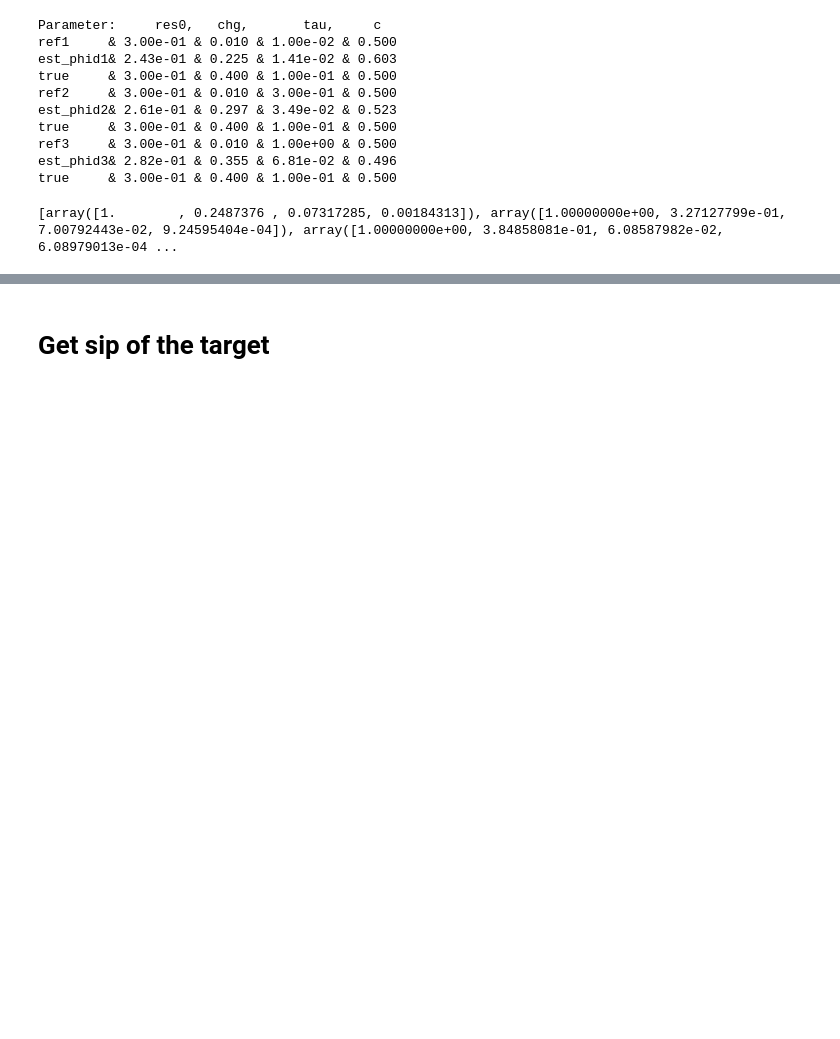
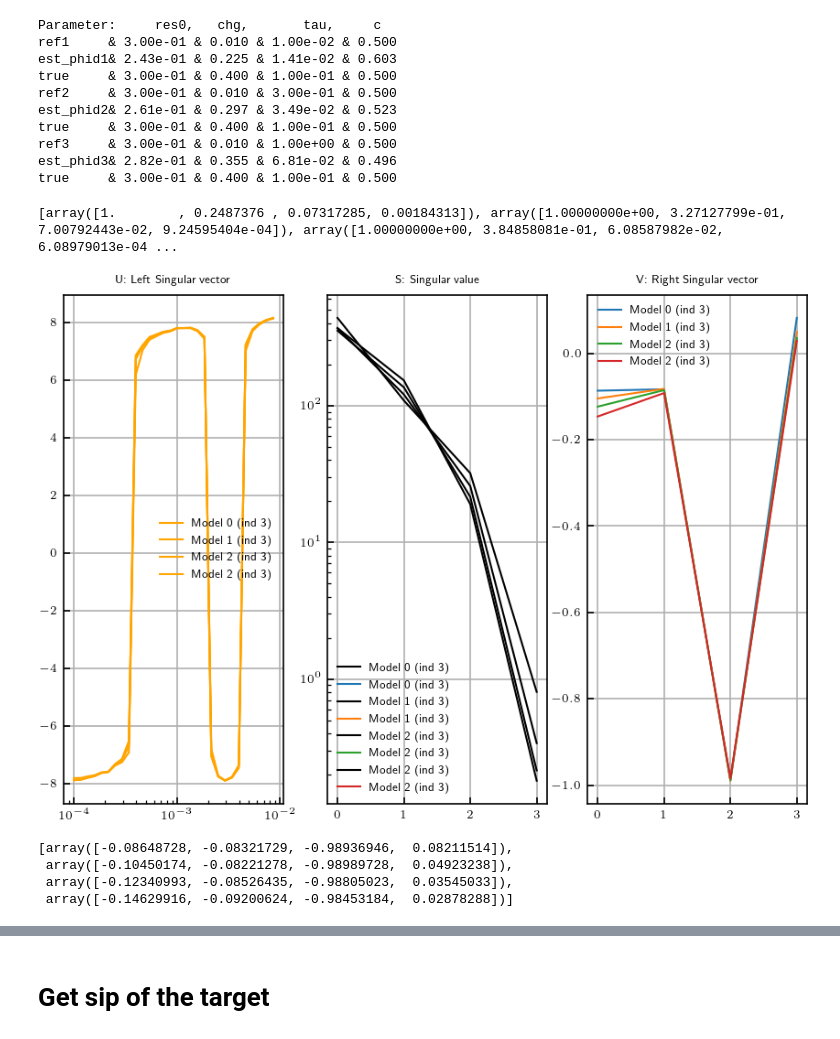
Before and after one commit to MasayukiMotoori/Geophysical_Prospecting_2026, a Jupyter notebook: notebook/34_Pelton_TEM_3refs.ipynb, the cells around one changed output, grey strips where cells are left out. Saved outputs shown, nothing was run; the diff lists cells and outputs as text; code cells hidden in the pictures; blank space fills up the shorter version.

```diff
--- a/notebook/34_Pelton_TEM_3refs.ipynb
+++ b/notebook/34_Pelton_TEM_3refs.ipynb
@@ -412,14 +412,3 @@ true     & 3.00e-01 & 0.400 & 1.00e-01 & 0.500
 ref3     & 3.00e-01 & 0.010 & 1.00e+00 & 0.500
 est_phid3& 2.82e-01 & 0.355 & 6.81e-02 & 0.496
 true     & 3.00e-01 & 0.400 & 1.00e-01 & 0.500
-# %%
-S_pelton= []
-for i in range(nmodel):
-    # jacobian = sim_obs.J(models_rec[i])
-    jacobian = sim_obs.J(models_rec_phid[i])
-    U, S, V = np.linalg.svd(Wd@jacobian, full_matrices=False)
-    s_norm = S/S.max()
-    S_pelton.append(s_norm)
-print(S_pelton)
-# %% [output]
-[array([1.        , 0.2487376 , 0.07317285, 0.00184313]), array([1.00000000e+00, 3.27127799e-01, 7.00792443e-02, 9.24595404e-04]), array([1.00000000e+00, 3.84858081e-01, 6.08587982e-02, 6.08979013e-04 ...
@@ -425,0 +436,30 @@ print(S_pelton)
+# %%
+Snorm_pelton= []
+S_pelton = []
+U_pelton = []
+V_pelton = []
+fig, ax = plt.subplots(1, 3, figsize=(textwidth, 4))
+for i in range(nmodel):
+    # jacobian = sim_obs.J(models_rec[i])
+    jacobian = sim_obs.J(models_rec_phid[i])
+    U, S, V = np.linalg.svd(Wd@jacobian, full_matrices=False)
+    S_pelton.append(S)
+    s_norm = S/S.max()
+    Snorm_pelton.append(s_norm)
+    U_pelton.append(U)
+    V_pelton.append(V)
+    ax=plot_SVD(U,S,V, ishow=3, label_head=f"Model {i}", ax=ax)
+
+
+jacobian = sim_obs.J(mvec_obs)
+U, S, V = np.linalg.svd(Wd@jacobian, full_matrices=False)
+S_pelton.append(S)
+s_norm = S/S.max()
+Snorm_pelton.append(s_norm)
+U_pelton.append(U)
+V_pelton.append(V)
+ax=plot_SVD(U,S,V, ishow=3, label_head=f"Model {i}", ax=ax)
+print(Snorm_pelton)
+# %% [output]
+[array([1.        , 0.2487376 , 0.07317285, 0.00184313]), array([1.00000000e+00, 3.27127799e-01, 7.00792443e-02, 9.24595404e-04]), array([1.00000000e+00, 3.84858081e-01, 6.08587982e-02, 6.08979013e-04 ...
+[figure, added]
@@ -425,0 +484,7 @@ print(S_pelton)
+# %%
+V_pelton_min
+# %% [output]
+[array([-0.08648728, -0.08321729, -0.98936946,  0.08211514]),
+ array([-0.10450174, -0.08221278, -0.98989728,  0.04923238]),
+ array([-0.12340993, -0.08526435, -0.98805023,  0.03545033]),
+ array([-0.14629916, -0.09200624, -0.98453184,  0.02878288])]
```
Also changed, not shown: parts of 8 cells of this notebook, 10 other files.
